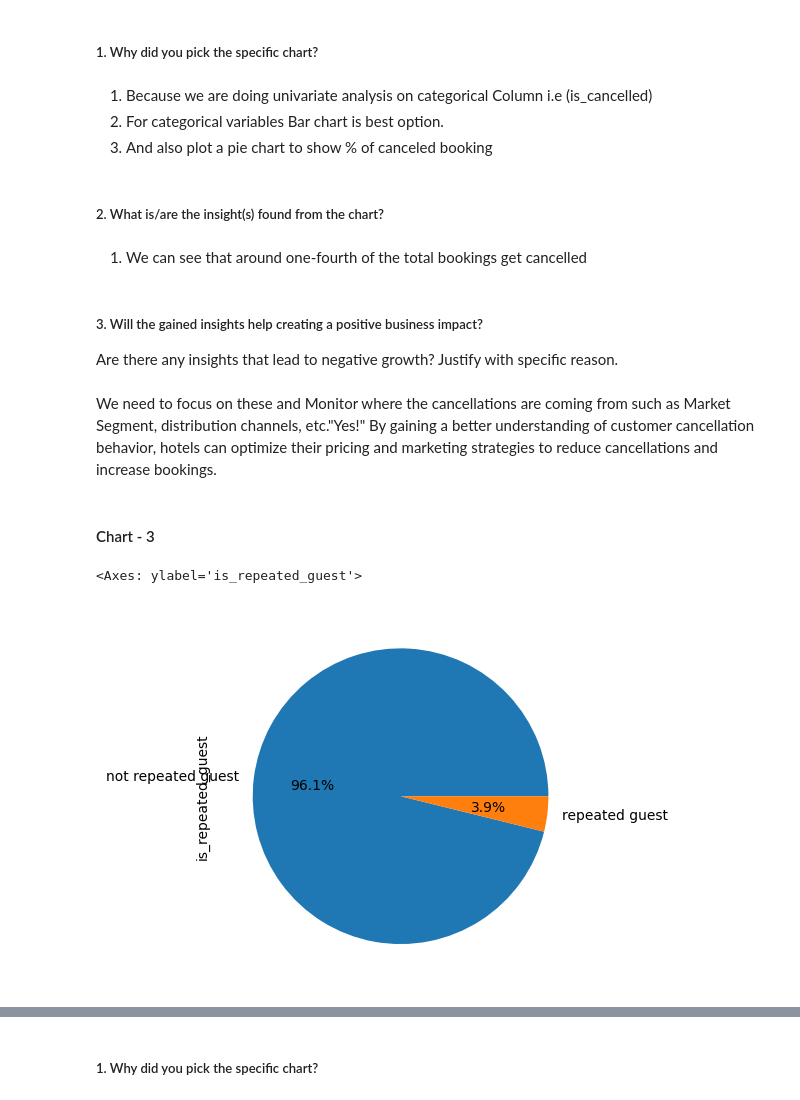
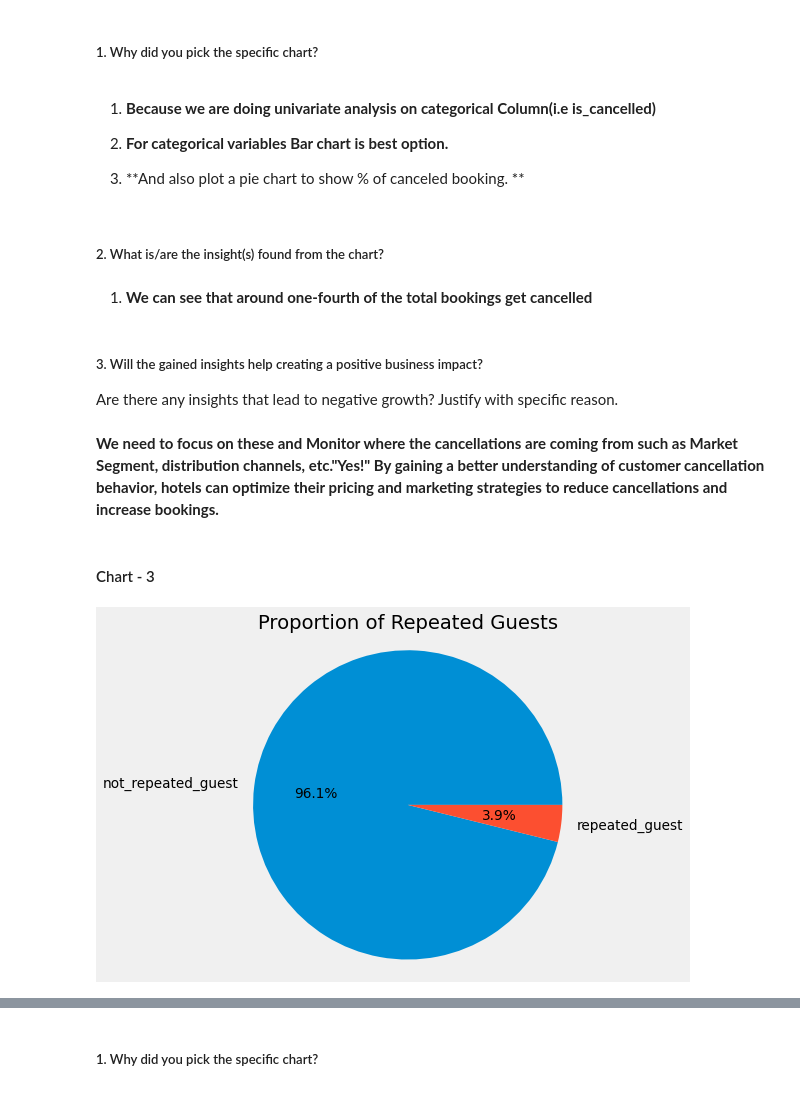
Before and after one commit to JNSDKV/EDA-HOTEL-ANALYSIS, a Jupyter notebook: EDA_HOTEL_BOOKING.ipynb, the cells around one changed output, grey strips where cells are left out. Cells and saved outputs as stored; diff of their text form; code cells hidden in the pictures.

```diff
--- a/EDA_HOTEL_BOOKING.ipynb
+++ b/EDA_HOTEL_BOOKING.ipynb
@@ -75,6 +75,26 @@ M - Multivariate Analysis
 ## ***1. Know Your Data***
 # %% [markdown]
 ### Import Libraries
+# %%
+# Import Libraries
+# ignore warnings
+import warnings
+warnings.filterwarnings('ignore')
+
+# Modules for dataframe and ndarrays and maths
+import pandas as pd
+import numpy as np
+from datetime import datetime
+import math
+from scipy.stats import *
+
+
+# visualisation packages
+import matplotlib.pyplot as plt
+%matplotlib inline
+import seaborn as sns
+plt.style.use('fivethirtyeight')
+plt.rcParams.update({'figure.figsize':(15,6),'figure.dpi':70})
 # %%
 # Import Libraries
 import numpy as np
@@ -390,11 +405,13 @@ country                 452
 children                  4
 reserved_room_type        0
 dtype: int64
+# %%
+# There are 4 columns in which null values are present , so we need to handle this.
+# There are 94% null values in company column. So, it is better to drop this column.
+df1.drop(columns=['company'],inplace=True)
 # %%
-# There are 4 columns in which null values are present , so we need to handle this.
-# Null values in columns company and agent were replaced by 0.
-
-df1[['company','agent']] = df1[['company','agent']].fillna(0)
+# Null values in columns agent were replaced by 0.
+df1['agent'] = df1['agent'].fillna(0)
 # %%
 # children column
 df1['children'].unique()
@@ -443,7 +460,7 @@ df1[df1['adults']+df1['babies']+df1['children'] == 0].shape
 ### **Converting columns to appropriate datatypes**.
 # %%
 # Converting datatype of columns 'children', 'company' and 'agent' from float to int.
-df1[['children', 'company', 'agent']] = df1[['children', 'company', 'agent']].astype('int64')
+df1[['children', 'agent']] = df1[['children', 'agent']].astype('int64')
 # %%
 # changing datatype of column 'reservation_status_date' to data_type.
 df1['reservation_status_date'] = pd.to_datetime(df1['reservation_status_date'], format = '%Y-%m-%d')
@@ -571,18 +582,19 @@ df1['is_canceled'].value_counts().plot(kind='pie', autopct='%0.1f%%')
 # %% [markdown]
 ##### 1. Why did you pick the specific chart?
 # %% [markdown]
-1. Because we are doing univariate analysis on categorical Column i.e (is_cancelled)
-2. For categorical variables Bar chart is best option.
-3. And also plot a pie chart to show % of canceled booking
+1. **Because we are doing univariate analysis on categorical Column(i.e         is_cancelled)**
+
+2.  **For categorical variables Bar chart is best option.**
+3.  **And also plot a pie chart to show % of canceled booking. **
 # %% [markdown]
 ##### 2. What is/are the insight(s) found from the chart?
 # %% [markdown]
-1. We can see that around one-fourth of the total bookings get cancelled
+1. **We can see that around one-fourth of the total bookings get cancelled**
 # %% [markdown]
 ##### 3. Will the gained insights help creating a positive business impact?
 Are there any insights that lead to negative growth? Justify with specific reason.
 # %% [markdown]
-We need to focus on these and Monitor where the cancellations are coming from such as Market Segment, distribution channels, etc."Yes!" By gaining a better understanding of customer cancellation behavior, hotels can optimize their pricing and marketing strategies to reduce cancellations and increase bookings.
+**We need to focus on these and Monitor where the cancellations are coming from such as Market Segment, distribution channels, etc."Yes!" By gaining a better understanding of customer cancellation behavior, hotels can optimize their pricing and marketing strategies to reduce cancellations and increase bookings.**
 # %% [markdown]
 #### Chart - 3
 # %%
@@ -590,8 +602,12 @@ We need to focus on these and Monitor where the cancellations are coming from su
 # %%
 # Lets take a look at how many of these booking were made by repeated guests.
 # plot a pie chart to show % of repeated guests
-df1['is_repeated_guest'] = df1['is_repeated_guest'].replace([1, 0], ['repeated guest', 'not repeated guest'])
-df1['is_repeated_guest'].value_counts().plot(kind='pie', autopct='%0.1f%%')
+
+df1['is_repeated_guest'] = df1['is_repeated_guest'].replace([0, 1], ['not_repeated_guest', 'repeated_guest'])
+plt.figure(figsize=(6,6))
+plt.pie(df1['is_repeated_guest'].value_counts(), labels=df1['is_repeated_guest'].value_counts().index, autopct='%0.1f%%')
+plt.title('Proportion of Repeated Guests')
+plt.axis('equal')
+plt.show()
 # %% [output]
-<Axes: ylabel='is_repeated_guest'>
-[figure, old version]
+[figure, new version]
```
Also changed, not shown: parts of 134 cells of this notebook.
